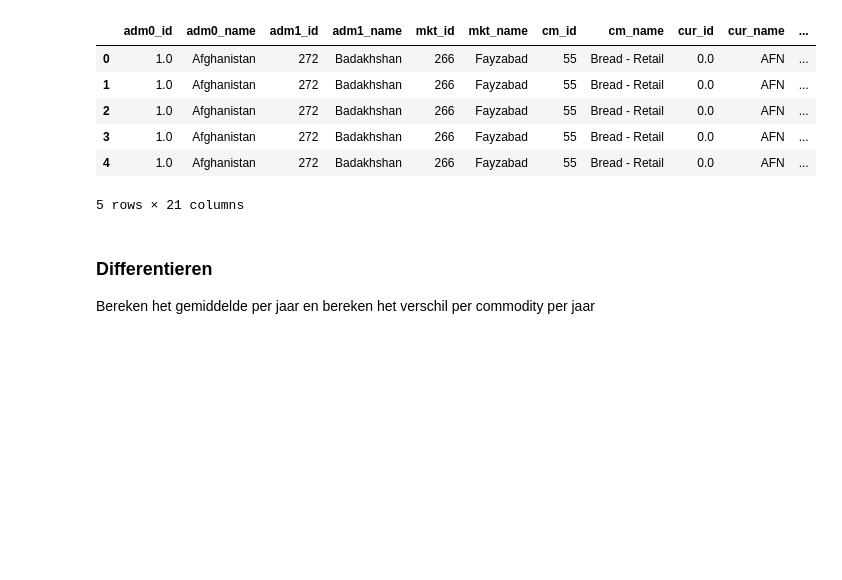
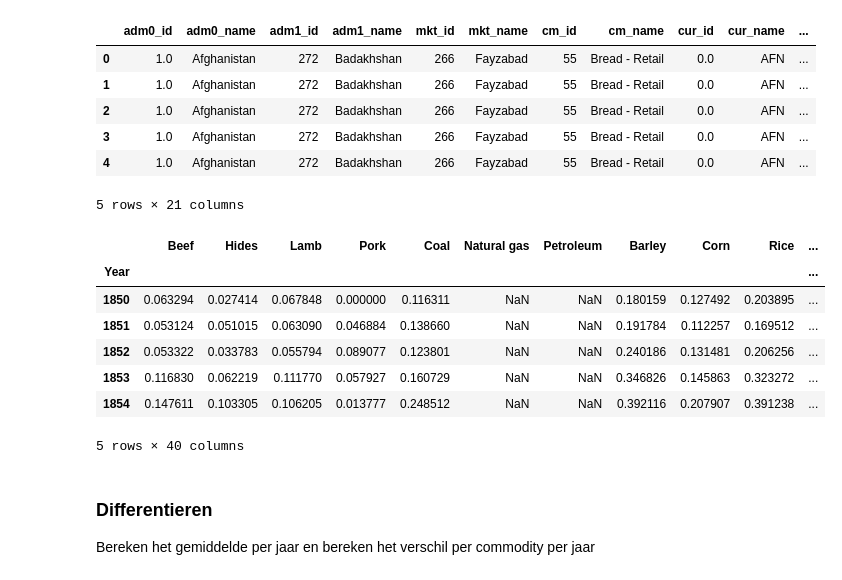
Before and after one commit to Zaturrby/infoviz-voedsel, a Jupyter notebook: foodprices.ipynb, the cells around one changed output. Cells and saved outputs as stored; diff of their text form; code cells hidden in the pictures; blank space fills up the shorter version.

```diff
--- a/foodprices.ipynb
+++ b/foodprices.ipynb
@@ -109,6 +123,19 @@ display(food_df.head())
 | 3 | 1.0 | Afghanistan | 272 | Badakhshan | 266 | Fayzabad | 55 | Bread - Retail | 0.0 | AFN | ... |
 | 4 | 1.0 | Afghanistan | 272 | Badakhshan | 266 | Fayzabad | 55 | Bread - Retail | 0.0 | AFN | ... |
 5 rows × 21 columns
+# %%
+# run same normalisation on the IMF database for a control number
+imf_df = imf_df.apply(normalize_series_minmax, axis=1)
+display(imf_df.head())
+# %% [output]
+|  | Beef | Hides | Lamb | Pork | Coal | Natural gas | Petroleum | Barley | Corn | Rice | ... |
+| Year |  |  |  |  |  |  |  |  |  |  | ... |
+| 1850 | 0.063294 | 0.027414 | 0.067848 | 0.000000 | 0.116311 | NaN | NaN | 0.180159 | 0.127492 | 0.203895 | ... |
+| 1851 | 0.053124 | 0.051015 | 0.063090 | 0.046884 | 0.138660 | NaN | NaN | 0.191784 | 0.112257 | 0.169512 | ... |
+| 1852 | 0.053322 | 0.033783 | 0.055794 | 0.089077 | 0.123801 | NaN | NaN | 0.240186 | 0.131481 | 0.206256 | ... |
+| 1853 | 0.116830 | 0.062219 | 0.111770 | 0.057927 | 0.160729 | NaN | NaN | 0.346826 | 0.145863 | 0.323272 | ... |
+| 1854 | 0.147611 | 0.103305 | 0.106205 | 0.013777 | 0.248512 | NaN | NaN | 0.392116 | 0.207907 | 0.391238 | ... |
+5 rows × 40 columns
 # %% [markdown]
 ### Differentieren
 
```
Also changed, not shown: parts of 14 cells of this notebook.
